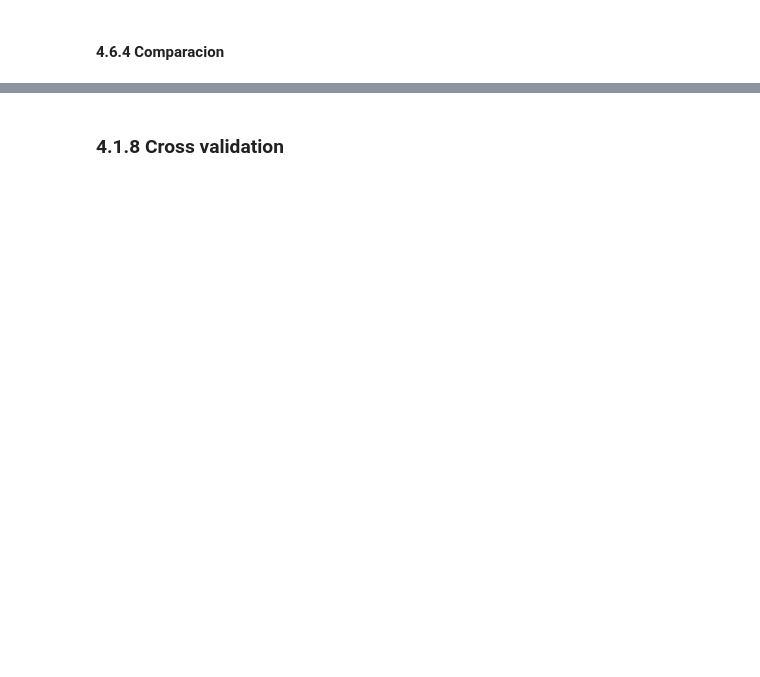
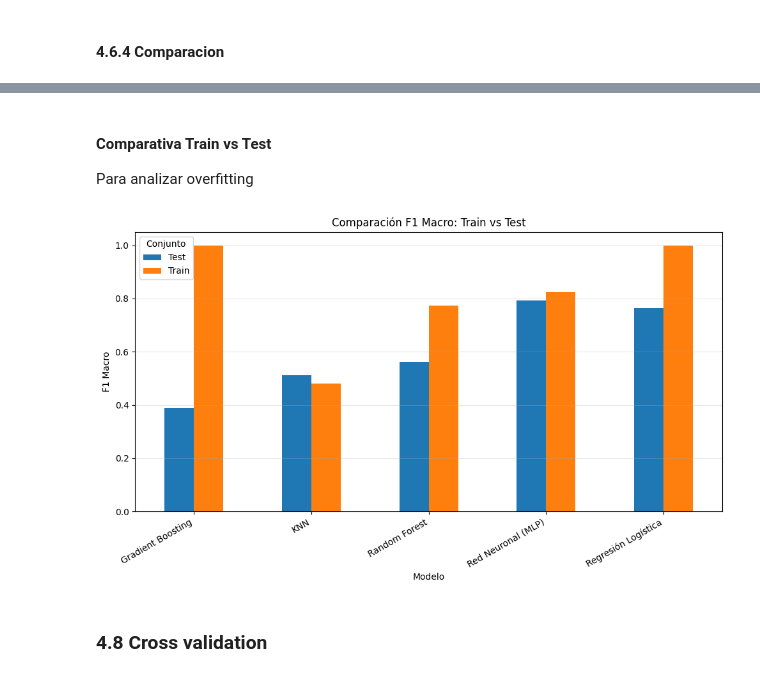
Before and after one commit to Allycathe/DS_Proyecto, a Jupyter notebook: proyecto.ipynb, the cells around one changed output, grey strips where cells are left out. Drawn from its saved outputs; the diff is of its cells as text; code cells hidden in the pictures; blank space fills up the shorter version.

Commit message:
Tabla de metricas y comparativa train/test

```diff
--- a/proyecto.ipynb
+++ b/proyecto.ipynb
@@ -1745,5 +1821,34 @@ weighted avg       0.74      0.69      0.69        13
+# %% [markdown]
+#### Comparativa Train vs Test
+Para analizar overfitting
+# %%
+import matplotlib.pyplot as plt
+import numpy as np
+
+tabla_f1 = tabla_metricas.pivot(
+    index="Modelo",
+    columns="Conjunto",
+    values="F1 Macro"
+)
+
+tabla_f1.plot(
+    kind="bar",
+    figsize=(10, 6),
+    ylim=(0, 1.05)
+)
+
+plt.title("Comparación F1 Macro: Train vs Test")
+plt.ylabel("F1 Macro")
+plt.xlabel("Modelo")
+plt.xticks(rotation=30, ha="right")
+plt.legend(title="Conjunto")
+plt.grid(axis="y", alpha=0.3)
+plt.tight_layout()
+plt.show()
+# %% [output]
+[figure, added]
 # %% [markdown]
-### 4.1.8 Cross validation
+###  4.8 Cross validation
 # %%
 from sklearn.model_selection import cross_val_score
 
```
Also changed, not shown: parts of 30 cells of this notebook.
